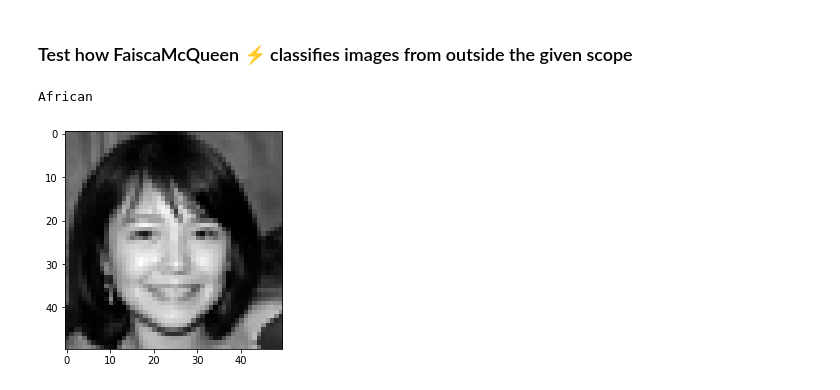
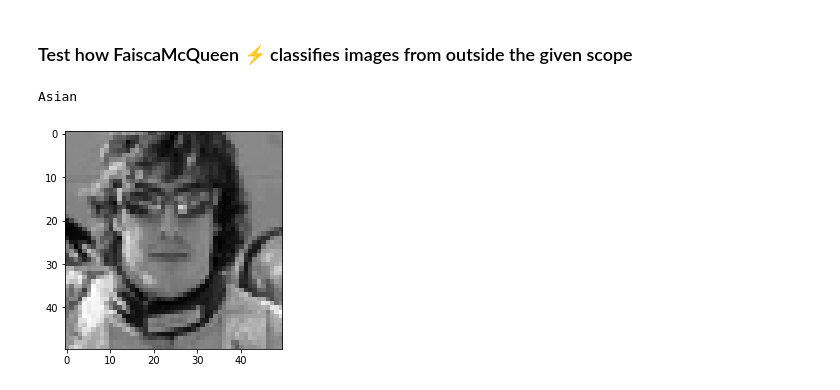
Before and after one commit to Andreps18/Projeto-AAUT, a Jupyter notebook: Classification/class_p2_GOOOD.ipynb, the cells around one changed output. Cells and saved outputs as stored; diff of their text form; code cells hidden in the pictures.

```diff
--- a/Classification/class_p2_GOOOD.ipynb
+++ b/Classification/class_p2_GOOOD.ipynb
@@ -248,18 +253,18 @@ showImages(X_TEST, y_pred, offset=756)
 ### Test how FaiscaMcQueen ⚡ classifies images from outside the given scope
 # %%
 # put here a random image to see what happens
-image = PIL.Image.open("image2.jpg").convert("L").resize((50, 50))
+image = PIL.Image.open("image9.jpg").convert("L").resize((50, 50))
 
 image_array = np.asarray(image)
 
 image_array = image_array.reshape(1, 50, 50, 1) / 255
 
 predicted = FaiscaMcQueen.predict(image_array)
 
 plt.imshow(image_array[0], cmap="gray")
 
 class_names = ["Caucasian", "African", "Asian", "Indian"]
 print(class_names[int(np.argmax(predicted))])
 # %% [output]
-African
+Asian
-[figure, old version]
+[figure, new version]
```
Also changed, not shown: parts of 9 cells of this notebook, 3 other files.
